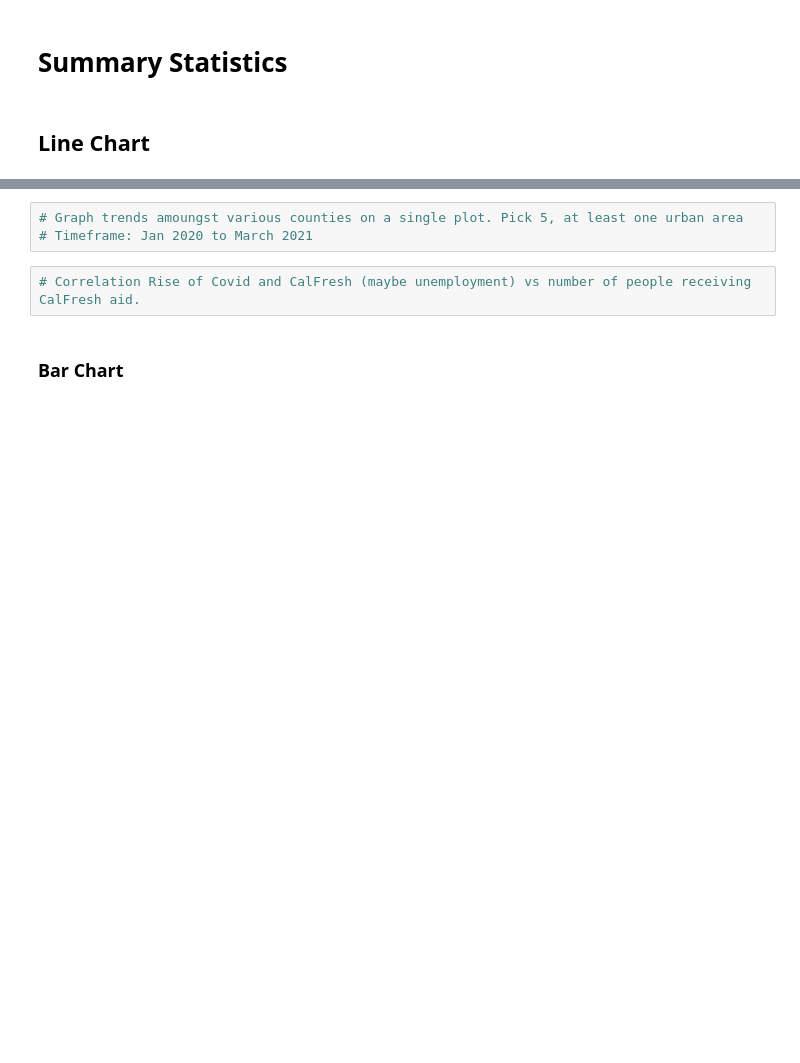
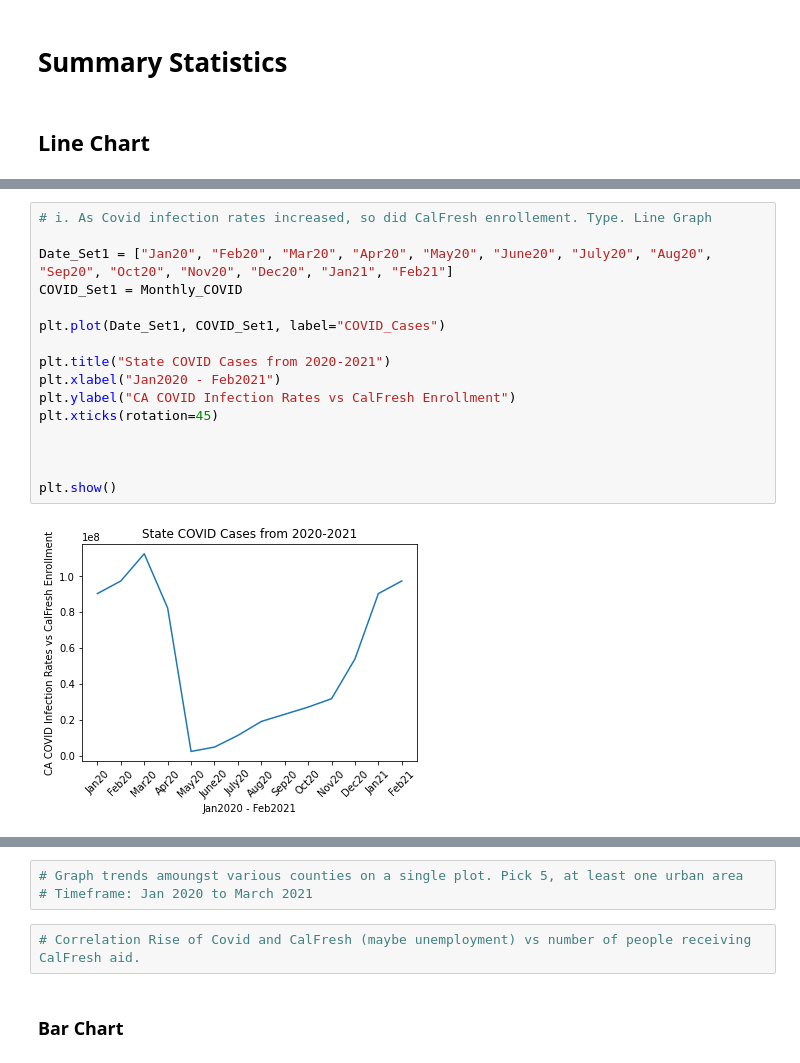
Before and after one commit to speedracer05/Covid_CalFresh, a Jupyter notebook: Covid_CalFresh.ipynb, the cells around one changed output, grey strips where cells are left out. Drawn from its saved outputs; the diff is of its cells as text; blank space fills up the shorter version.

Commit message:
Line Graph entry

```diff
--- a/Covid_CalFresh.ipynb
+++ b/Covid_CalFresh.ipynb
@@ -252,0 +360,18 @@ All_Merged_data.head()
+# %%
+# i. As Covid infection rates increased, so did CalFresh enrollement. Type. Line Graph
+
+Date_Set1 = ["Jan20", "Feb20", "Mar20", "Apr20", "May20", "June20", "July20", "Aug20", "Sep20", "Oct20", "Nov20", "Dec20", "Jan21", "Feb21"]
+COVID_Set1 = Monthly_COVID
+
+plt.plot(Date_Set1, COVID_Set1, label="COVID_Cases")
+
+plt.title("State COVID Cases from 2020-2021")
+plt.xlabel("Jan2020 - Feb2021")
+plt.ylabel("CA COVID Infection Rates vs CalFresh Enrollment")
+plt.xticks(rotation=45)
+
+
+
+plt.show()
+# %% [output]
+[figure, added]
```
Also changed, not shown: parts of 7 cells of this notebook, 2 other files.
